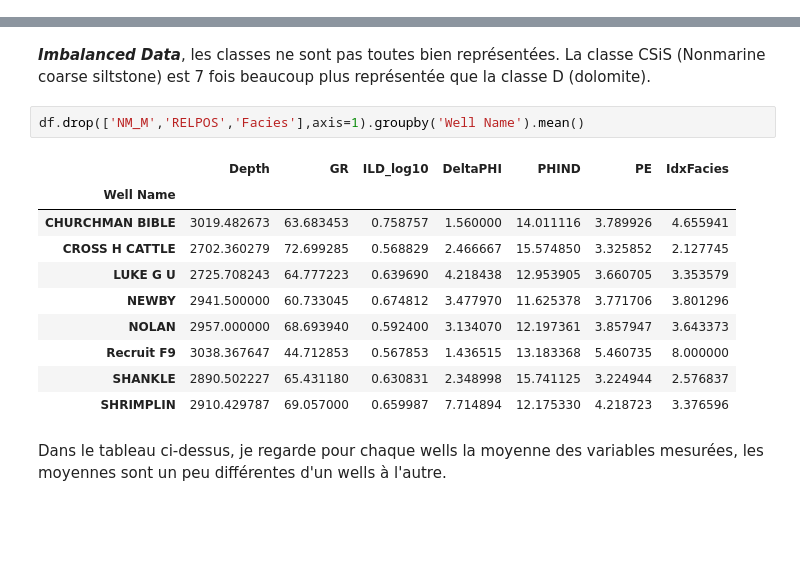
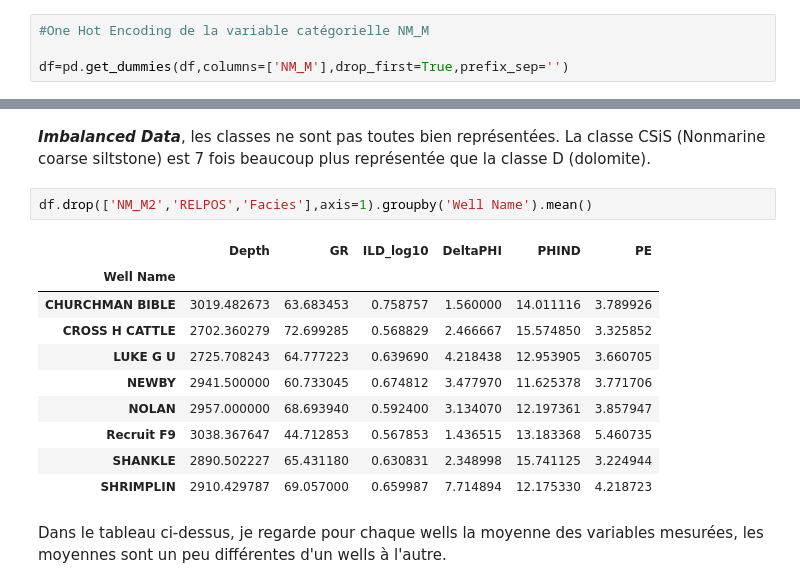
Before and after one commit to cheikh06/wells_project, a Jupyter notebook: Facies_Classification.ipynb, the cells around one changed output, grey strips where cells are left out. Cells and saved outputs as stored; diff of their text form; blank space fills up the shorter version.

```diff
--- a/Facies_Classification.ipynb
+++ b/Facies_Classification.ipynb
@@ -128,6 +131,10 @@ df_adj
 | 6 | 7 | D | [6, 8] |
 | 7 | 8 | PS | [6, 7, 9] |
 | 8 | 9 | BS | [7, 8] |
+# %%
+#One Hot Encoding de la variable catégorielle NM_M
+
+df=pd.get_dummies(df,columns=['NM_M'],drop_first=True,prefix_sep='')
 # %%
 df.describe()
 # %% [output]
@@ -188,18 +195,18 @@ alt.Chart(df).mark_bar().encode(
 # %% [markdown]
 ***Imbalanced Data***, les classes ne sont pas toutes bien représentées. La classe CSiS (Nonmarine coarse siltstone) est 7 fois beaucoup plus représentée que la classe D (dolomite).
 # %%
-df.drop(['NM_M','RELPOS','Facies'],axis=1).groupby('Well Name').mean()
+df.drop(['NM_M2','RELPOS','Facies'],axis=1).groupby('Well Name').mean()
 # %% [output]
-|  | Depth | GR | ILD_log10 | DeltaPHI | PHIND | PE | IdxFacies |
-| Well Name |  |  |  |  |  |  |  |
-| CHURCHMAN BIBLE | 3019.482673 | 63.683453 | 0.758757 | 1.560000 | 14.011116 | 3.789926 | 4.655941 |
-| CROSS H CATTLE | 2702.360279 | 72.699285 | 0.568829 | 2.466667 | 15.574850 | 3.325852 | 2.127745 |
-| LUKE G U | 2725.708243 | 64.777223 | 0.639690 | 4.218438 | 12.953905 | 3.660705 | 3.353579 |
-| NEWBY | 2941.500000 | 60.733045 | 0.674812 | 3.477970 | 11.625378 | 3.771706 | 3.801296 |
-| NOLAN | 2957.000000 | 68.693940 | 0.592400 | 3.134070 | 12.197361 | 3.857947 | 3.643373 |
-| Recruit F9 | 3038.367647 | 44.712853 | 0.567853 | 1.436515 | 13.183368 | 5.460735 | 8.000000 |
-| SHANKLE | 2890.502227 | 65.431180 | 0.630831 | 2.348998 | 15.741125 | 3.224944 | 2.576837 |
-| SHRIMPLIN | 2910.429787 | 69.057000 | 0.659987 | 7.714894 | 12.175330 | 4.218723 | 3.376596 |
+|  | Depth | GR | ILD_log10 | DeltaPHI | PHIND | PE |
+| Well Name |  |  |  |  |  |  |
+| CHURCHMAN BIBLE | 3019.482673 | 63.683453 | 0.758757 | 1.560000 | 14.011116 | 3.789926 |
+| CROSS H CATTLE | 2702.360279 | 72.699285 | 0.568829 | 2.466667 | 15.574850 | 3.325852 |
+| LUKE G U | 2725.708243 | 64.777223 | 0.639690 | 4.218438 | 12.953905 | 3.660705 |
+| NEWBY | 2941.500000 | 60.733045 | 0.674812 | 3.477970 | 11.625378 | 3.771706 |
+| NOLAN | 2957.000000 | 68.693940 | 0.592400 | 3.134070 | 12.197361 | 3.857947 |
+| Recruit F9 | 3038.367647 | 44.712853 | 0.567853 | 1.436515 | 13.183368 | 5.460735 |
+| SHANKLE | 2890.502227 | 65.431180 | 0.630831 | 2.348998 | 15.741125 | 3.224944 |
+| SHRIMPLIN | 2910.429787 | 69.057000 | 0.659987 | 7.714894 | 12.175330 | 4.218723 |
 # %% [markdown]
 Dans le tableau ci-dessus, je regarde pour chaque wells la moyenne des variables mesurées, les moyennes sont un peu différentes d'un wells à l'autre.
 # %%
```
Also changed, not shown: parts of 32 cells of this notebook.
